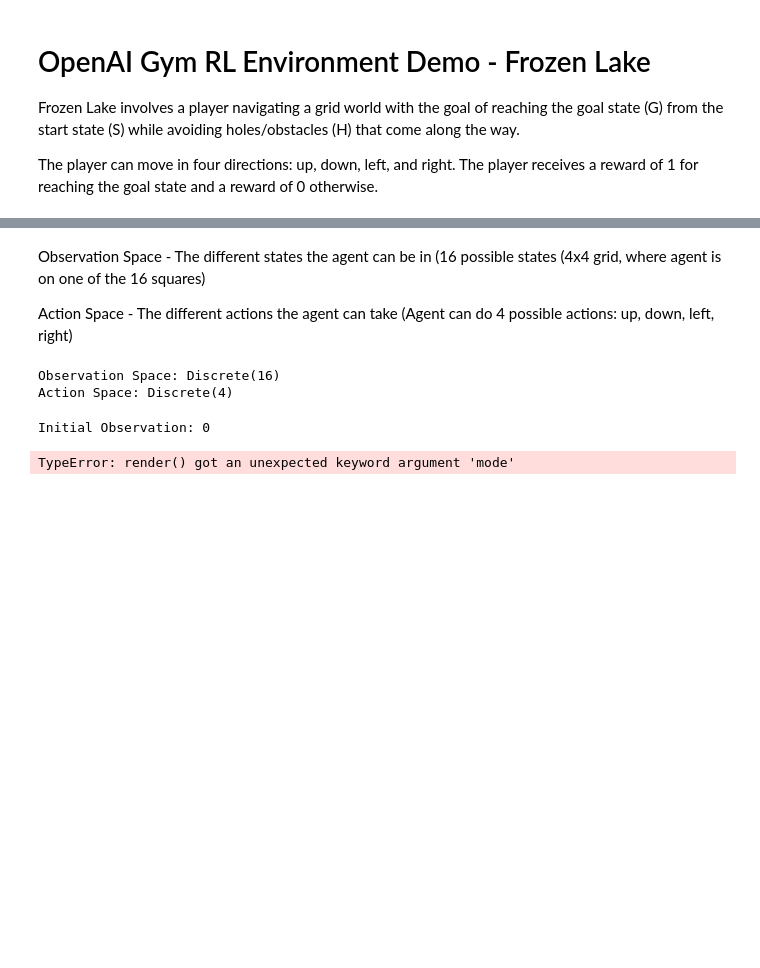
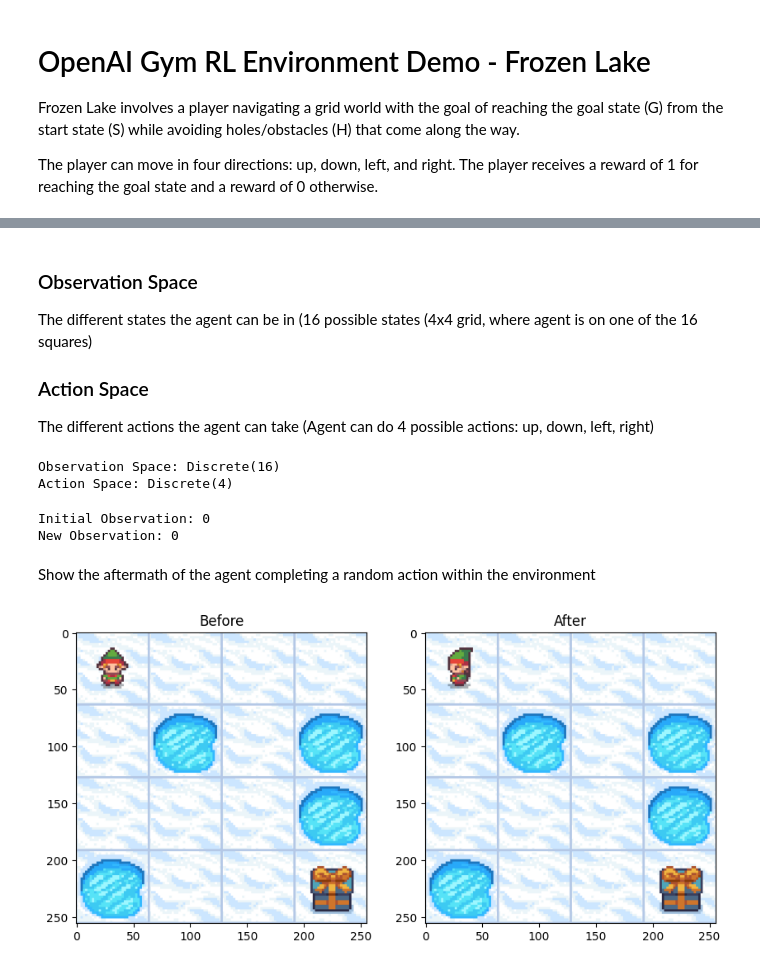
Before and after one commit to kidskoding/rl-playground, a Jupyter notebook: frozen-lake.ipynb, the cells around one changed output, grey strips where cells are left out. Drawn from its saved outputs; the diff is of its cells as text; code cells hidden in the pictures; blank space fills up the shorter version.

Commit message:
Completed frozen lake env by having agent take various random steps several times to see if it reaches said reward

```diff
--- a/frozen-lake.ipynb
+++ b/frozen-lake.ipynb
@@ -32,9 +30,13 @@ ModuleNotFoundError: No module named 'matplotlib'
 # %%
-env = gym.make('FrozenLake-v1', is_slippery=True)
+env = gym.make('FrozenLake-v1', render_mode="rgb_array", is_slippery=True)
+
+# is_slippery -> agent might slip and move in an unintended direction than what was expected
 # %% [markdown]
-Observation Space - The different states the agent can be in (16 possible states (4x4 grid, where agent is on one of the 16 squares)
+### Observation Space
+The different states the agent can be in (16 possible states (4x4 grid, where agent is on one of the 16 squares)
 
-Action Space - The different actions the agent can take (Agent can do 4 possible actions: up, down, left, right)
+### Action Space
+The different actions the agent can take (Agent can do 4 possible actions: up, down, left, right)
 # %%
 obs_space = env.observation_space
 action_space = env.action_space
@@ -45,35 +47,46 @@ print(f"Action Space: {action_space}")
 Observation Space: Discrete(16)
 Action Space: Discrete(4)
 # %%
+# Reset the environment
 obs = env.reset()
 
 # The initial observation represents the starting state of the agent in the environment
 print(f"Initial Observation: {obs[0]}")
-
-env_screen_before = env.render(mode='rgb_array')
 
 # Agent completes a random action within the environment
 random_action = env.action_space.sample()
 
 # Get the updated observation space after the agent completes said random action
 new_obs, reward, done, truncated, info = env.step(random_action)
-print(f"The new observation is {new_obs}")
-
-env_screen_after = env.render(mode='rgb_array')
-
-env.close()
-
-plt.figure(figsize=(10, 5))
-
-plt.subplot(1, 2, 1)
-plt.imshow(env_screen_before)
-plt.title('Before')
-
-plt.subplot(1, 2, 2)
-plt.imshow(env_screen_after)
-plt.title('After')
-
-plt.show()
+print(f"New Observation: {new_obs}")
 # %% [output]
 Initial Observation: 0
+New Observation: 0
-TypeError: render() got an unexpected keyword argument 'mode'
+# %% [markdown]
+Show the aftermath of the agent completing a random action within the environment
+# %%
+obs = env.reset()
+
+# Render the screen before and after the agent completes a random action
+env_screen_before = env.render()
+random_action = env.action_space.sample()
+new_obs, reward, done, truncated, info = env.step(random_action)
+env_screen_after = env.render()
+
+# Close the environment
+env.close()
+
+# Display the before and aftermath of agent completing a random action
+plt.figure(figsize=(10, 5))
+
+plt.subplot(1, 2, 1)
+plt.imshow(env_screen_before)
+plt.title('Before')
+
+plt.subplot(1, 2, 2)
+plt.imshow(env_screen_after)
+plt.title('After')
+
+plt.show()
+# %% [output]
+[figure, added]
```
Also changed, not shown: parts of 5 cells of this notebook.
